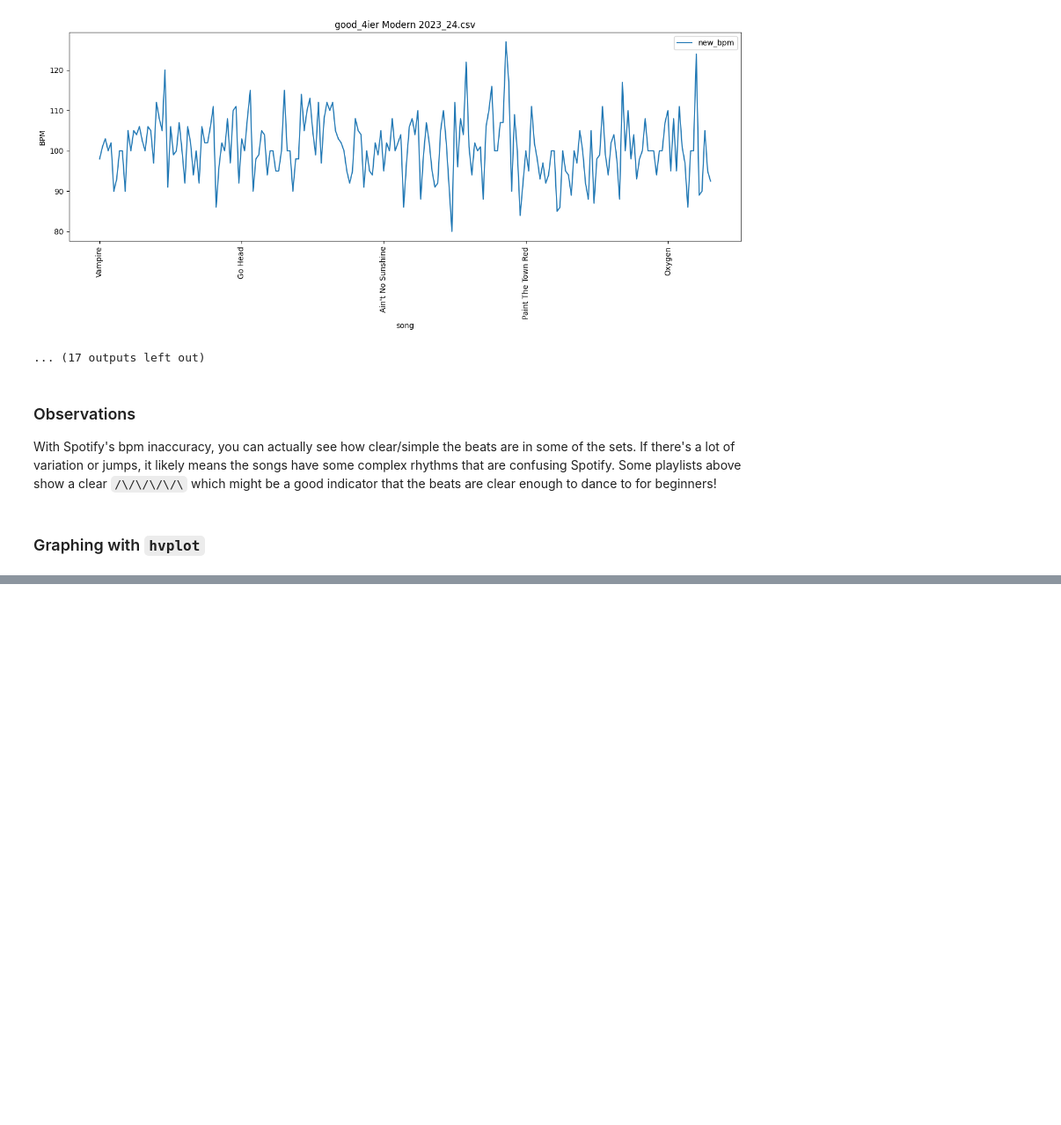
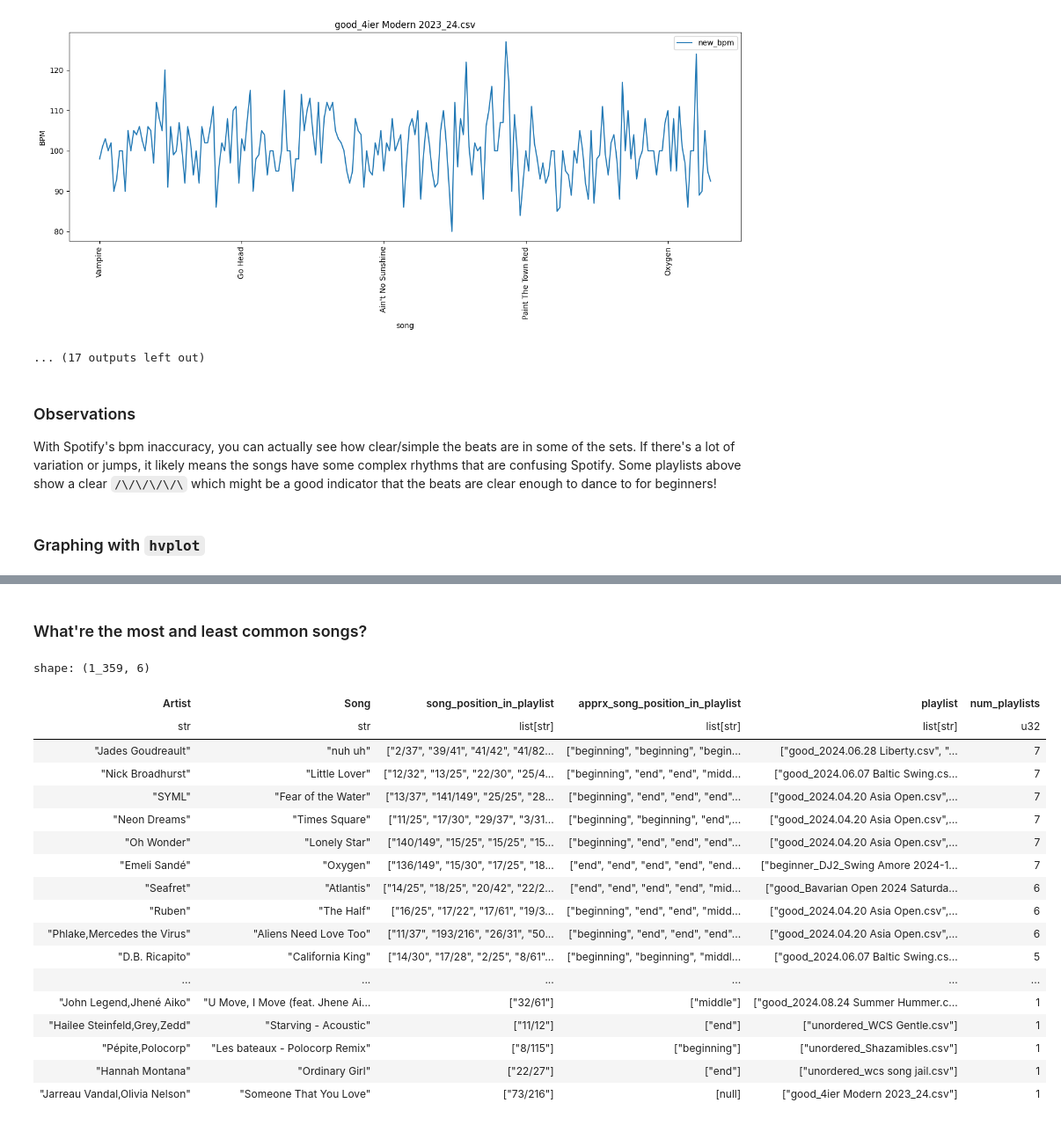
Before and after one commit to ThomasMAhern/WCS_playlist_analysis, a Jupyter notebook: notebooks/WCS_playlist_analysis.ipynb, the cells around one changed output, grey strips where cells are left out. Shown at 88% size. Saved outputs shown, nothing was run; the diff lists cells and outputs as text; code cells hidden in the pictures; blank space fills up the shorter version.

```diff
--- a/notebooks/WCS_playlist_analysis.ipynb
+++ b/notebooks/WCS_playlist_analysis.ipynb
@@ -14,27 +14,3 @@ Stemming from a one of the fantastic talks at [Westie Wisdom](https://www.super-
 * Aleš' Event/DJ Playlist Tracker: http://klopca.com/dance/west-coast-swing/music/2024events
 
 I pasted the spotify playlist links into the [playlist analyzer](https://www.chosic.com/spotify-playlist-analyzer/), and downloaded the `.csv` at the bottom
-# %%
-# !pip install polars hvplot altair --upgrade
-import polars as pl
-import hvplot.polars
-import os
-import matplotlib as plt
-import altair
-
-def adjust_bpm(df_):
-    return (df_
-             #correctify spotify's bpm guessing
-             .with_columns(new_bpm = pl.when(pl.col('BPM') >= 135)
-                                        .then(pl.col('BPM')/2)
-                                        .when(pl.col('BPM') <= 50)
-                                        .then(pl.col('BPM')*2)
-                                        .otherwise(pl.col('BPM')),
-                           song = pl.col('Song').str.slice(0,18),
-                          )
-            .sort('#')
-           )
-
-
-df = pl.read_csv('Playlists/good_2024.09.13 Bavarian Open.csv').pipe(adjust_bpm)
-df
@@ -170,0 +173,30 @@ for i in sorted(os.listdir('Playlists/')):
+# %% [markdown]
+### What're the most and least common songs?
+# %%
+(df
+ .group_by('Artist', 'Song')
+ .agg(pl.col('song_position_in_playlist', 'apprx_song_position_in_playlist', 'playlist').sort())
+ .with_columns(pl.col('playlist').list.unique().list.sort(),
+               num_playlists = pl.col('playlist').list.unique().list.len())
+ .sort('num_playlists', descending = True)
+)
+# %% [output]
+shape: (1_359, 6)
+| Artist | Song | song_position_in_playlist | apprx_song_position_in_playlist | playlist | num_playlists |
+| str | str | list[str] | list[str] | list[str] | u32 |
+| "Jades Goudreault" | "nuh uh" | ["2/37", "39/41", "41/42", "41/82... | ["beginning", "beginning", "begin... | ["good_2024.06.28 Liberty.csv", "... | 7 |
+| "Nick Broadhurst" | "Little Lover" | ["12/32", "13/25", "22/30", "25/4... | ["beginning", "end", "end", "midd... | ["good_2024.06.07 Baltic Swing.cs... | 7 |
+| "SYML" | "Fear of the Water" | ["13/37", "141/149", "25/25", "28... | ["beginning", "end", "end", "end"... | ["good_2024.04.20 Asia Open.csv",... | 7 |
+| "Neon Dreams" | "Times Square" | ["11/25", "17/30", "29/37", "3/31... | ["beginning", "beginning", "end",... | ["good_2024.04.20 Asia Open.csv",... | 7 |
+| "Oh Wonder" | "Lonely Star" | ["140/149", "15/25", "15/25", "15... | ["beginning", "end", "end", "end"... | ["good_2024.04.20 Asia Open.csv",... | 7 |
+| "Emeli Sandé" | "Oxygen" | ["136/149", "15/30", "17/25", "18... | ["end", "end", "end", "end", "end... | ["beginner_DJ2_Swing Amore 2024-1... | 7 |
+| "Seafret" | "Atlantis" | ["14/25", "18/25", "20/42", "22/2... | ["end", "end", "end", "end", "mid... | ["good_Bavarian Open 2024 Saturda... | 6 |
+| "Ruben" | "The Half" | ["16/25", "17/22", "17/61", "19/3... | ["beginning", "end", "end", "midd... | ["good_2024.04.20 Asia Open.csv",... | 6 |
+| "Phlake,Mercedes the Virus" | "Aliens Need Love Too" | ["11/37", "193/216", "26/31", "50... | ["beginning", "end", "end", "end"... | ["good_2024.04.20 Asia Open.csv",... | 6 |
+| "D.B. Ricapito" | "California King" | ["14/30", "17/28", "2/25", "8/61"... | ["beginning", "beginning", "middl... | ["good_2024.06.07 Baltic Swing.cs... | 5 |
+| ... | ... | ... | ... | ... | ... |
+| "John Legend,Jhené Aiko" | "U Move, I Move (feat. Jhene Ai… | ["32/61"] | ["middle"] | ["good_2024.08.24 Summer Hummer.c... | 1 |
+| "Hailee Steinfeld,Grey,Zedd" | "Starving - Acoustic" | ["11/12"] | ["end"] | ["unordered_WCS Gentle.csv"] | 1 |
+| "Pépite,Polocorp" | "Les bateaux - Polocorp Remix" | ["8/115"] | ["beginning"] | ["unordered_Shazamibles.csv"] | 1 |
+| "Hannah Montana" | "Ordinary Girl" | ["22/27"] | ["end"] | ["unordered_wcs song jail.csv"] | 1 |
+| "Jarreau Vandal,Olivia Nelson" | "Someone That You Love" | ["73/216"] | [null] | ["good_4ier Modern 2023_24.csv"] | 1 |
```
Also changed, not shown: parts of 17 cells of this notebook.
